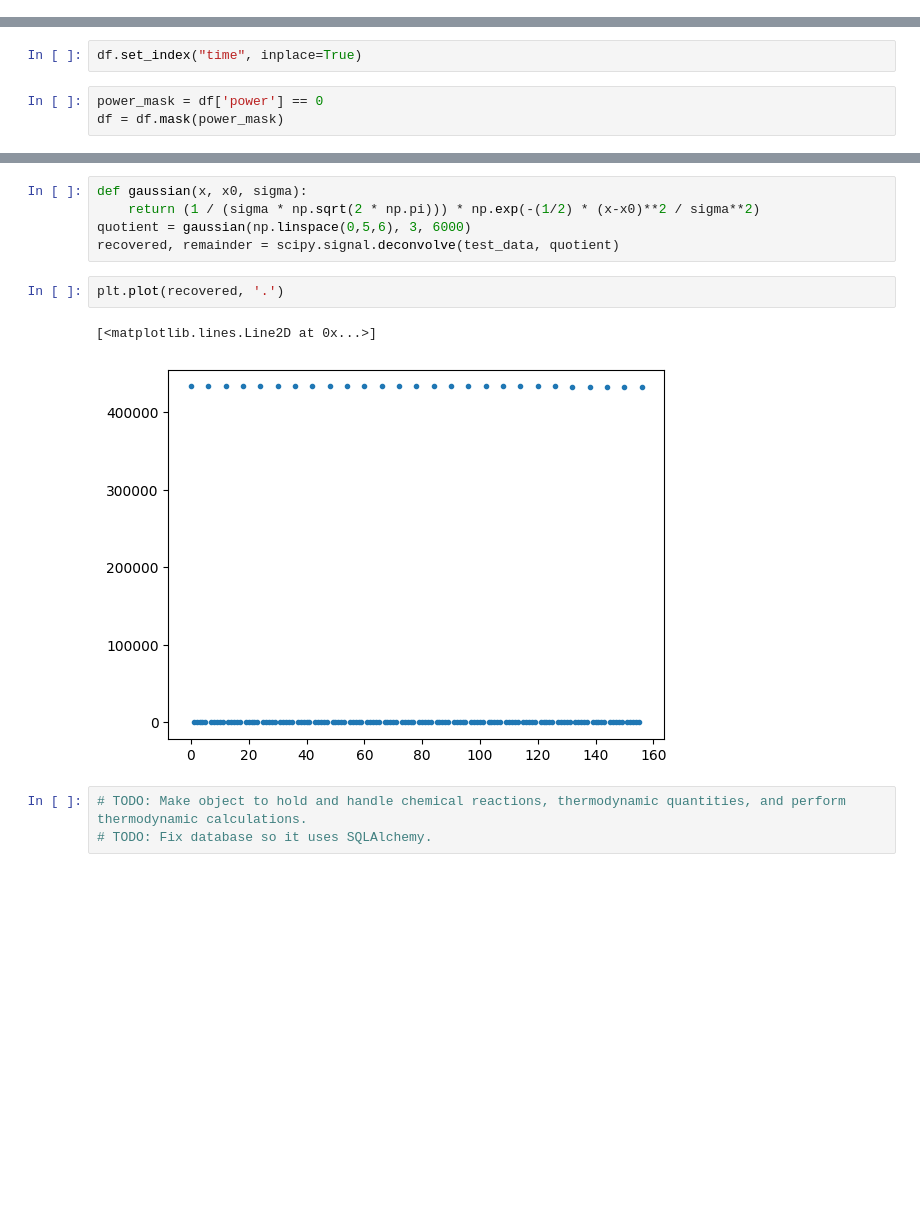
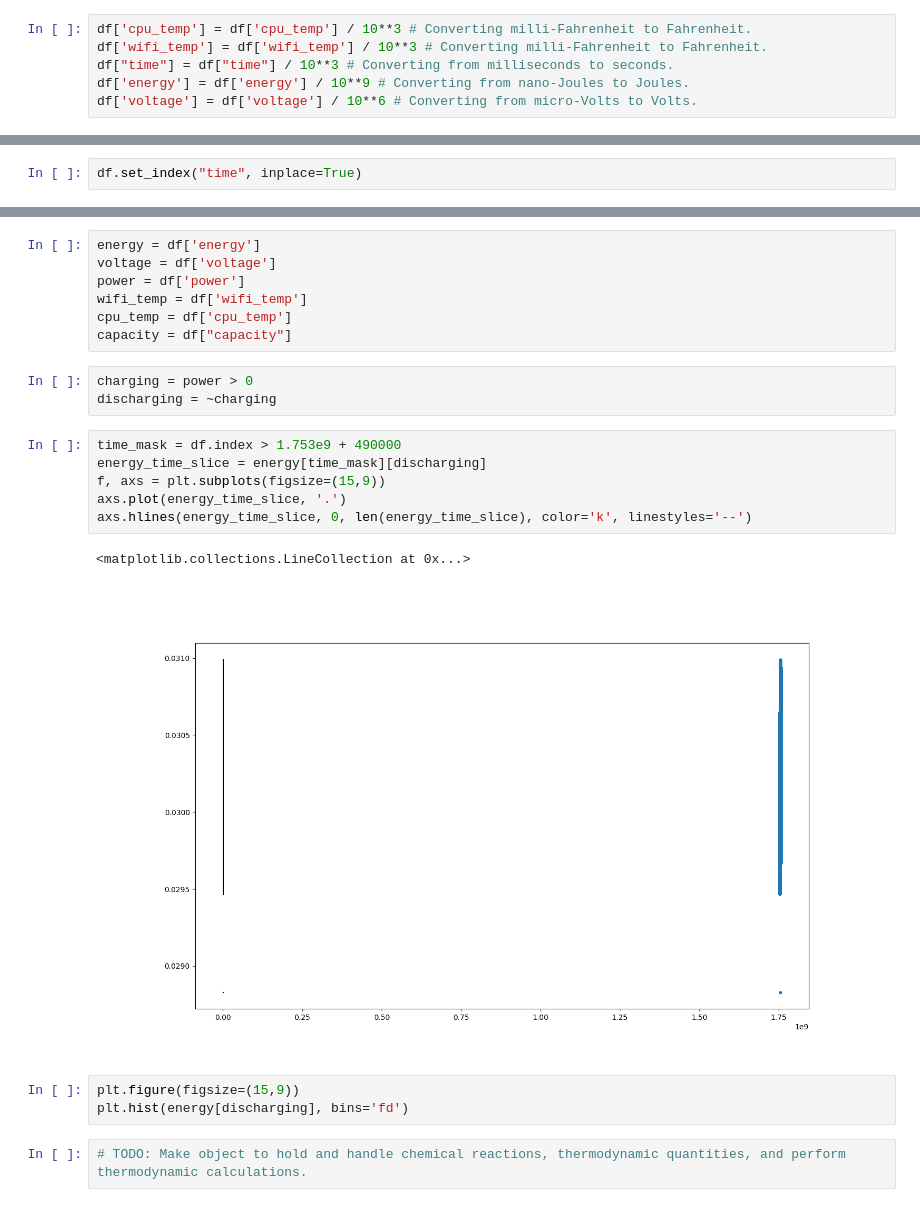
Before and after one commit to Tortugellini/wattson, a Jupyter notebook: notebooks/notebook.ipynb, the cells around one changed output, grey strips where cells are left out. Cells and saved outputs as stored; diff of their text form; blank space fills up the shorter version.

```diff
--- a/notebooks/notebook.ipynb
+++ b/notebooks/notebook.ipynb
@@ -19,0 +21,6 @@ df["time"] = df["time"] / 1000 # Converting from milliseconds to seconds.
+# %%
+df['cpu_temp'] = df['cpu_temp'] / 10**3 # Converting milli-Fahrenheit to Fahrenheit.
+df['wifi_temp'] = df['wifi_temp'] / 10**3 # Converting milli-Fahrenheit to Fahrenheit.
+df["time"] = df["time"] / 10**3 # Converting from milliseconds to seconds.
+df['energy'] = df['energy'] / 10**9 # Converting from nano-Joules to Joules.
+df['voltage'] = df['voltage'] / 10**6 # Converting from micro-Volts to Volts.
@@ -20,5 +44,2 @@ df["time"] = df["time"] / 1000 # Converting from milliseconds to seconds.
 # %%
 df.set_index("time", inplace=True)
-# %%
-power_mask = df['power'] == 0
-df = df.mask(power_mask)
@@ -48,13 +46,24 @@ plt.plot(test_data, '.')
-# %%
-def gaussian(x, x0, sigma):
-    return (1 / (sigma * np.sqrt(2 * np.pi))) * np.exp(-(1/2) * (x-x0)**2 / sigma**2)
-quotient = gaussian(np.linspace(0,5,6), 3, 6000)
-recovered, remainder = scipy.signal.deconvolve(test_data, quotient)
-# %%
-plt.plot(recovered, '.')
-# %% [output]
-[<matplotlib.lines.Line2D at 0x...>]
-[figure, removed]
+# %%
+energy = df['energy']
+voltage = df['voltage']
+power = df['power']
+wifi_temp = df['wifi_temp']
+cpu_temp = df['cpu_temp']
+capacity = df["capacity"]
+# %%
+charging = power > 0
+discharging = ~charging
+# %%
+time_mask = df.index > 1.753e9 + 490000
+energy_time_slice = energy[time_mask][discharging]
+f, axs = plt.subplots(figsize=(15,9))
+axs.plot(energy_time_slice, '.')
+axs.hlines(energy_time_slice, 0, len(energy_time_slice), color='k', linestyles='--')
+# %% [output]
+<matplotlib.collections.LineCollection at 0x...>
+[figure, added]
+# %%
+plt.figure(figsize=(15,9))
+plt.hist(energy[discharging], bins='fd')
 # %%
 # TODO: Make object to hold and handle chemical reactions, thermodynamic quantities, and perform thermodynamic calculations.
-# TODO: Fix database so it uses SQLAlchemy.
```
Also changed, not shown: parts of 12 cells of this notebook.
